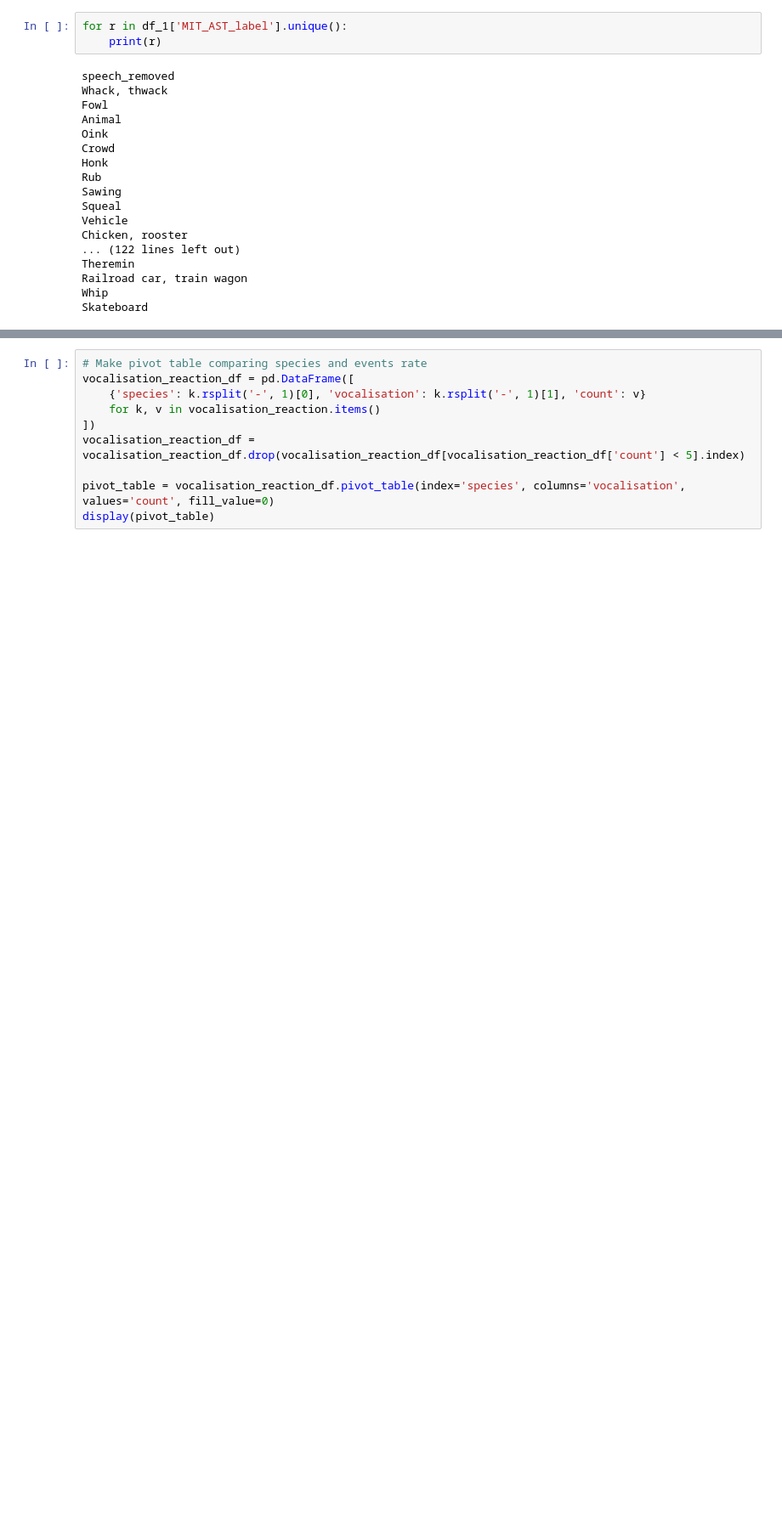
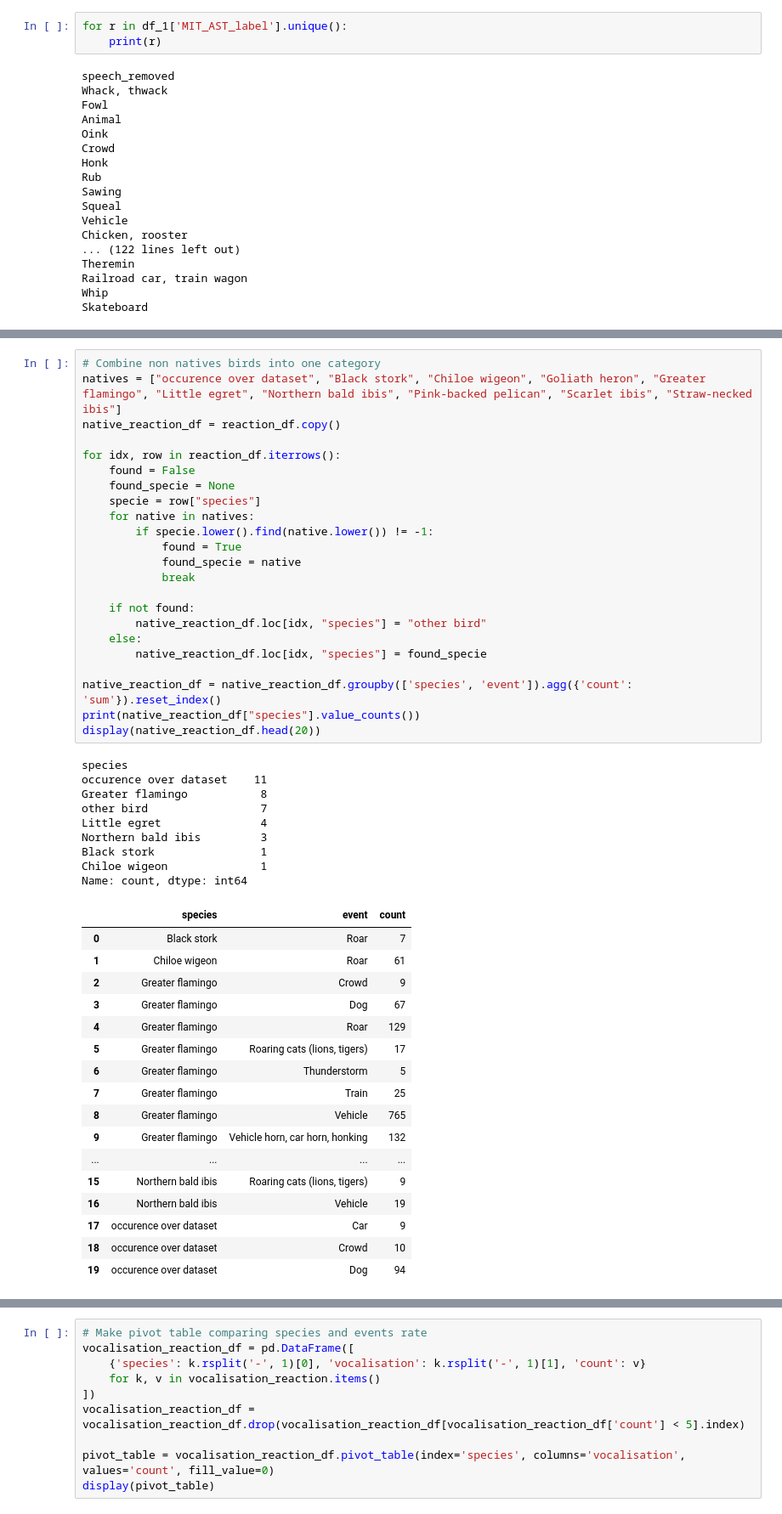
Before and after one commit to IonasDKE/Bird-Call-Type-Analysis, a Jupyter notebook: Aviary_Analysis.ipynb, the cells around one changed output, grey strips where cells are left out. Shown at 85% size. Cells and saved outputs as stored; diff of their text form; blank space fills up the shorter version.

```diff
--- a/Aviary_Analysis.ipynb
+++ b/Aviary_Analysis.ipynb
@@ -191,0 +307,50 @@ Pivot table of species vs events:
+# %%
+# Combine non natives birds into one category
+natives = ["occurence over dataset", "Black stork", "Chiloe wigeon", "Goliath heron", "Greater flamingo", "Little egret", "Northern bald ibis", "Pink-backed pelican", "Scarlet ibis", "Straw-necked ibis"]
+native_reaction_df = reaction_df.copy()
+
+for idx, row in reaction_df.iterrows():
+    found = False
+    found_specie = None
+    specie = row["species"]
+    for native in natives:
+        if specie.lower().find(native.lower()) != -1:
+            found = True
+            found_specie = native
+            break
+
+    if not found:
+        native_reaction_df.loc[idx, "species"] = "other bird"
+    else:
+        native_reaction_df.loc[idx, "species"] = found_specie
+
+native_reaction_df = native_reaction_df.groupby(['species', 'event']).agg({'count': 'sum'}).reset_index()
+print(native_reaction_df["species"].value_counts())
+display(native_reaction_df.head(20))
+# %% [output]
+species
+occurence over dataset    11
+Greater flamingo           8
+other bird                 7
+Little egret               4
+Northern bald ibis         3
+Black stork                1
+Chiloe wigeon              1
+Name: count, dtype: int64
+|  | species | event | count |
+| 0 | Black stork | Roar | 7 |
+| 1 | Chiloe wigeon | Roar | 61 |
+| 2 | Greater flamingo | Crowd | 9 |
+| 3 | Greater flamingo | Dog | 67 |
+| 4 | Greater flamingo | Roar | 129 |
+| 5 | Greater flamingo | Roaring cats (lions, tigers) | 17 |
+| 6 | Greater flamingo | Thunderstorm | 5 |
+| 7 | Greater flamingo | Train | 25 |
+| 8 | Greater flamingo | Vehicle | 765 |
+| 9 | Greater flamingo | Vehicle horn, car horn, honking | 132 |
+| ... | ... | ... | ... |
+| 15 | Northern bald ibis | Roaring cats (lions, tigers) | 9 |
+| 16 | Northern bald ibis | Vehicle | 19 |
+| 17 | occurence over dataset | Car | 9 |
+| 18 | occurence over dataset | Crowd | 10 |
+| 19 | occurence over dataset | Dog | 94 |
```
Also changed, not shown: parts of 16 cells of this notebook.
